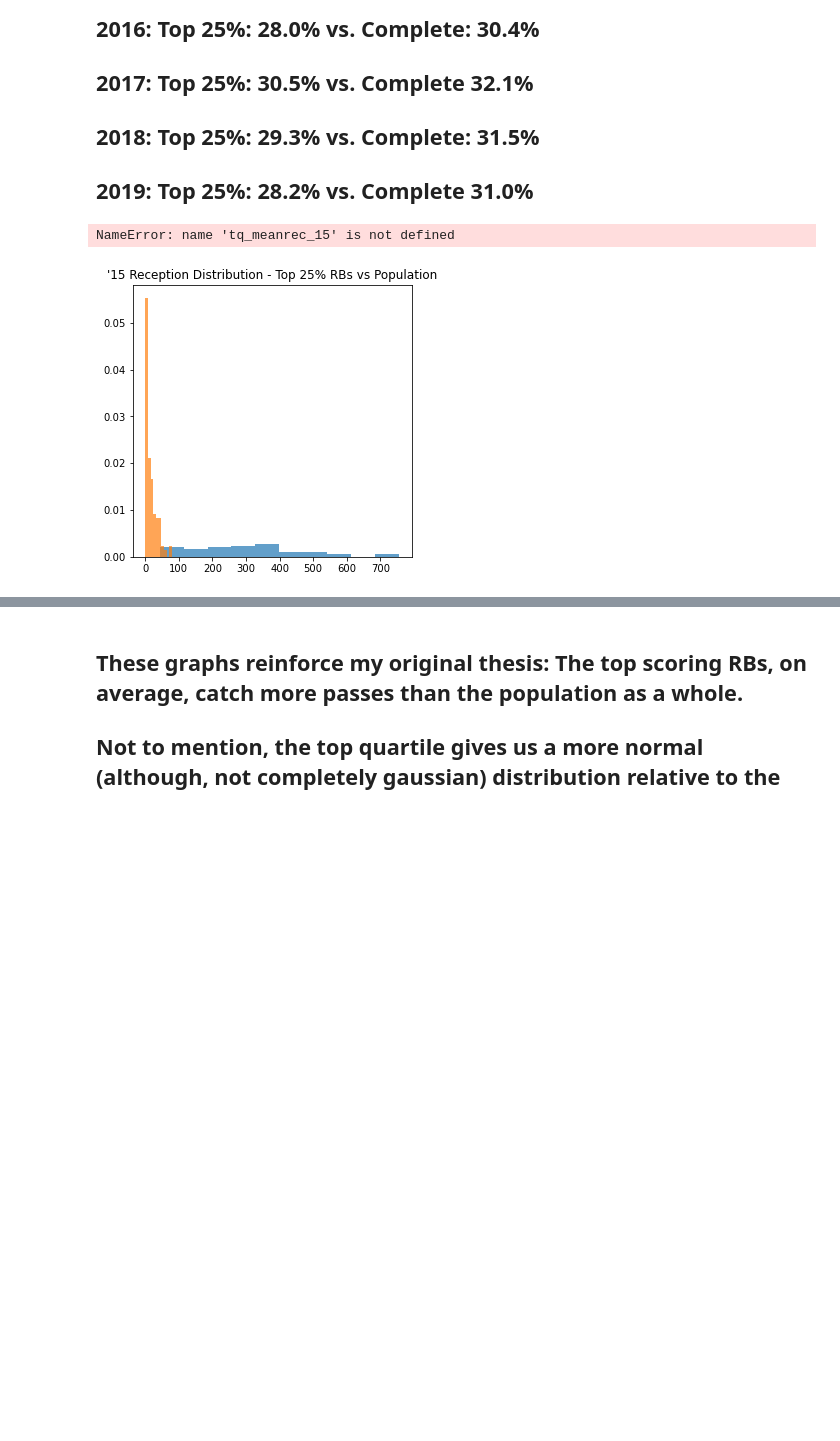
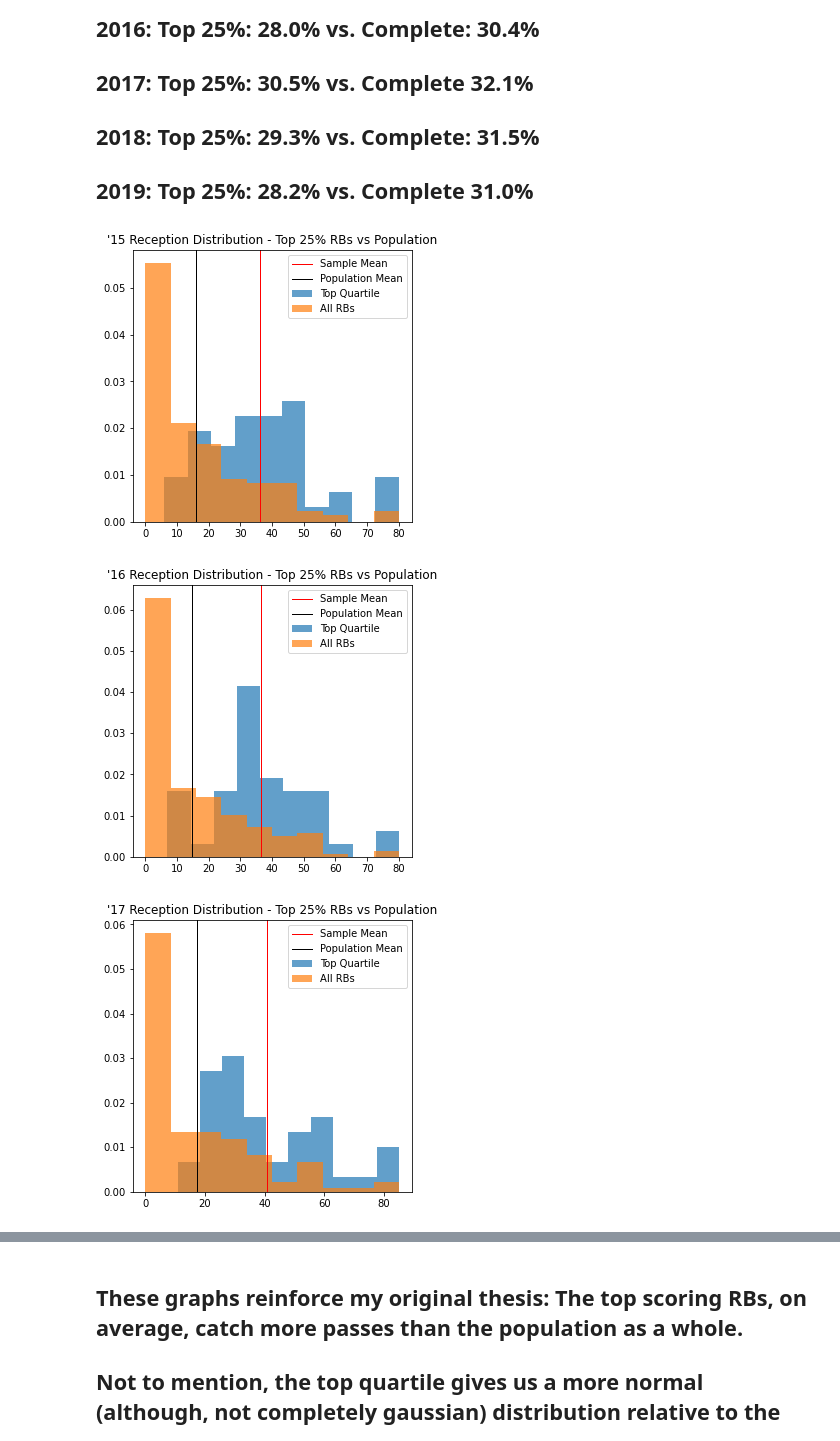
Before and after one commit to tiffanyharris711/pandasy-football, a Jupyter notebook: Analysis.ipynb, the cells around one changed output, grey strips where cells are left out. Drawn from its saved outputs; the diff is of its cells as text; code cells hidden in the pictures; blank space fills up the shorter version.

```diff
--- a/Analysis.ipynb
+++ b/Analysis.ipynb
@@ -1142,7 +1167,7 @@ plt.show()
 
 plt.figure(figsize=(5,5))
 plt.title("'15 Reception Distribution - Top 25% RBs vs Population")
-plt.hist(tq_recyds_15, density=True, alpha=0.7, label = "Top Quartile")
+plt.hist(tq_rec_15, density=True, alpha=0.7, label = "Top Quartile")
 plt.hist(all_rec_15, density=True, alpha=0.7, label = "All RBs")
 plt.axvline(tq_meanrec_15, color='red', linewidth = 1,label="Sample Mean")
 plt.axvline(all_meanrec_15, color='black',linewidth = 1, label="Population Mean")
@@ -1152,7 +1177,7 @@ plt.legend()
 
 plt.figure(figsize=(5,5))
 plt.title("'16 Reception Distribution - Top 25% RBs vs Population")
-plt.hist(tq_recyds_16, density=True, alpha=0.7, label = "Top Quartile")
+plt.hist(tq_rec_16, density=True, alpha=0.7, label = "Top Quartile")
 plt.hist(all_rec_16, density=True, alpha=0.7, label = "All RBs")
 plt.axvline(tq_meanrec_16, color='red', linewidth = 1,label="Sample Mean")
 plt.axvline(all_meanrec_16, color='black',linewidth = 1, label="Population Mean")
@@ -1161,35 +1186,36 @@ plt.legend()
 # 2017
 
 plt.figure(figsize=(5,5))
 plt.title("'17 Reception Distribution - Top 25% RBs vs Population")
-plt.hist(tq_recyds_17, density=True, alpha=0.7, label = "Top Quartile")
+plt.hist(tq_rec_17, density=True, alpha=0.7, label = "Top Quartile")
 plt.hist(all_rec_17, density=True, alpha=0.7, label = "All RBs")
 plt.axvline(tq_meanrec_17, color='red', linewidth = 1,label="Sample Mean")
 plt.axvline(all_meanrec_17, color='black',linewidth = 1, label="Population Mean")
 plt.legend()
 
 #2018
 
 plt.figure(figsize=(5,5))
 plt.title("'18 Reception Distribution - Top 25% RBs vs Population")
-plt.hist(tq_recyds_18, density=True, alpha=0.7, label = "Top Quartile")
+plt.hist(tq_rec_18, density=True, alpha=0.7, label = "Top Quartile")
 plt.hist(all_rec_18, density=True, alpha=0.7, label = "All RBs")
 plt.axvline(tq_meanrec_18, color='red', linewidth = 1,label="Sample Mean")
 plt.axvline(all_meanrec_18, color='black',linewidth = 1, label="Population Mean")
 plt.legend()
 
 # 2019
 
 plt.figure(figsize=(5,5))
 plt.title("'19 Reception Distribution - Top 25% RBs vs Population")
-plt.hist(tq_recyds_19, density=True, alpha=0.7, label = "Top Quartile")
+plt.hist(tq_rec_19, density=True, alpha=0.7, label = "Top Quartile")
 plt.hist(all_rec_19, density=True, alpha=0.7, label = "All RBs")
 plt.axvline(tq_meanrec_19, color='red', linewidth = 1,label="Sample Mean")
 plt.axvline(all_meanrec_19, color='black',linewidth = 1, label="Population Mean")
 plt.legend()
 
 
 plt.show()
 # %% [output]
-NameError: name 'tq_meanrec_15' is not defined
-[figure, old version]
+[figure, new version]
+[figure, added]
+[figure, added]
```
Also changed, not shown: parts of 18 cells of this notebook, 10 other files.
